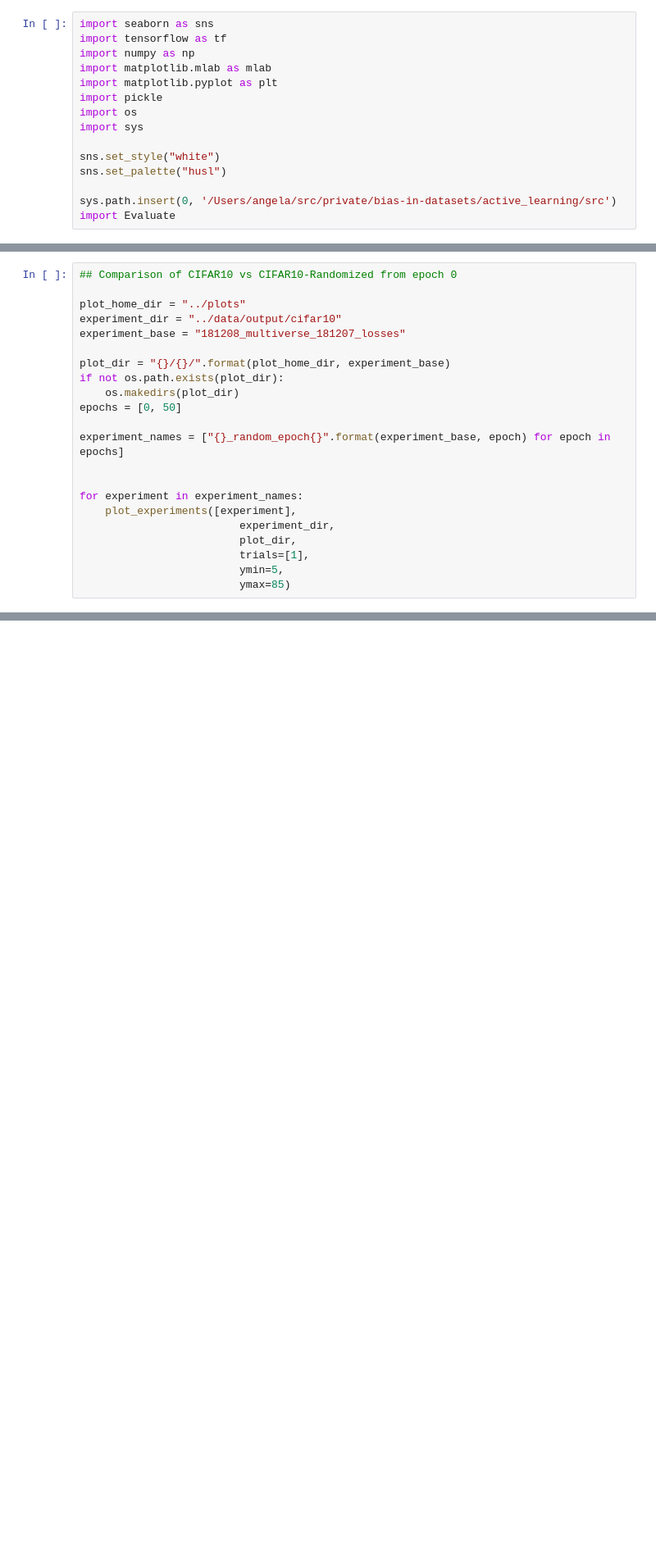
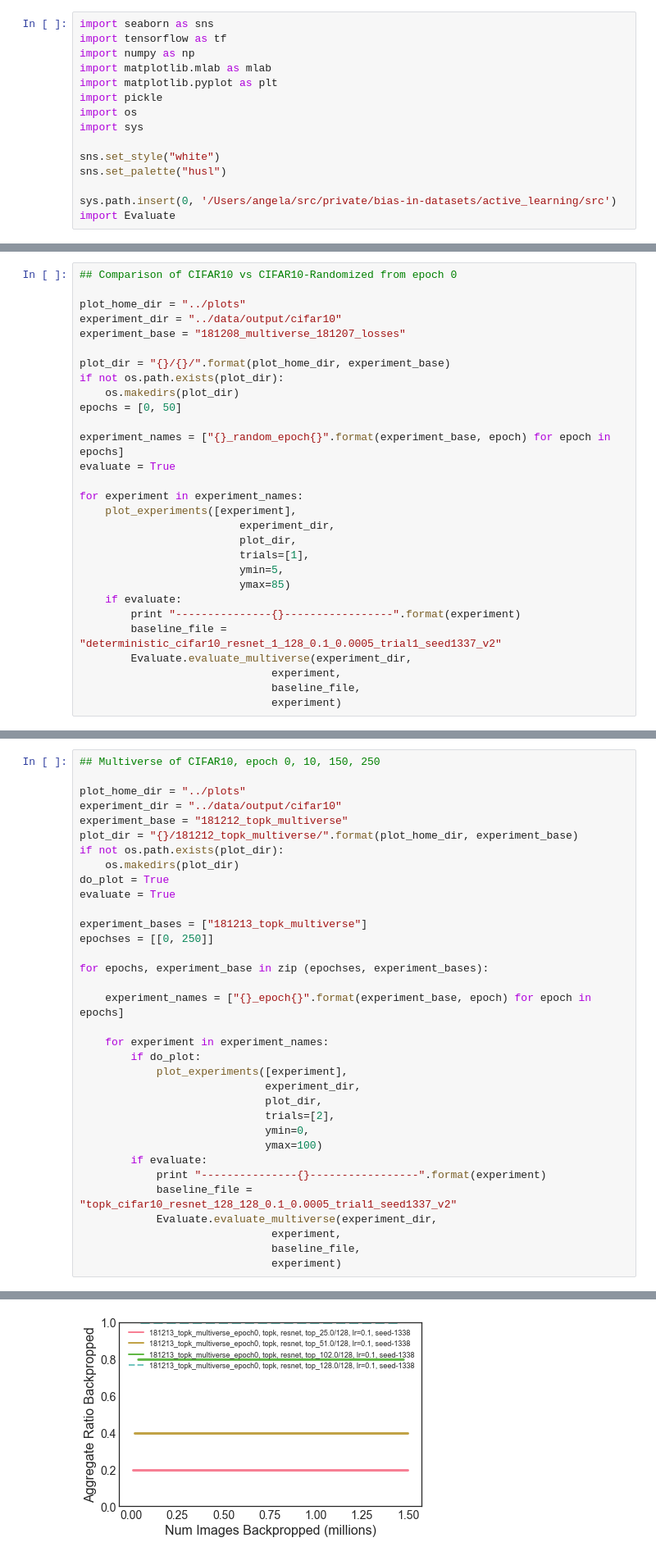
Before and after one commit to angelajiang/bias-in-datasets, a Jupyter notebook: active_learning/ipython/Multiverse Experiments.ipynb, the cells around one changed output, grey strips where cells are left out. Shown: that part at 82% size. Drawn from its saved outputs; the diff is of its cells as text; blank space fills up the shorter version.

```diff
--- a/active_learning/ipython/Multiverse Experiments.ipynb
+++ b/active_learning/ipython/Multiverse Experiments.ipynb
@@ -379,7 +385,7 @@ if not os.path.exists(plot_dir):
 epochs = [0, 50]
 
 experiment_names = ["{}_random_epoch{}".format(experiment_base, epoch) for epoch in epochs]
-
+evaluate = True
 
 for experiment in experiment_names:
     plot_experiments([experiment],
@@ -388,3 +394,10 @@ for experiment in experiment_names:
                          trials=[1],
                          ymin=5,
                          ymax=85)
+    if evaluate:
+        print "---------------{}-----------------".format(experiment)
+        baseline_file = "deterministic_cifar10_resnet_1_128_0.1_0.0005_trial1_seed1337_v2"
+        Evaluate.evaluate_multiverse(experiment_dir,
+                              experiment,
+                              baseline_file,
+                              experiment)
@@ -444,0 +544,35 @@ ValueError: max() arg is an empty sequence
+# %%
+## Multiverse of CIFAR10, epoch 0, 10, 150, 250
+
+plot_home_dir = "../plots"
+experiment_dir = "../data/output/cifar10"
+experiment_base = "181212_topk_multiverse"
+plot_dir = "{}/181212_topk_multiverse/".format(plot_home_dir, experiment_base)
+if not os.path.exists(plot_dir):
+    os.makedirs(plot_dir)
+do_plot = True
+evaluate = True
+
+experiment_bases = ["181213_topk_multiverse"]
+epochses = [[0, 250]]
+
+for epochs, experiment_base in zip (epochses, experiment_bases):
+
+    experiment_names = ["{}_epoch{}".format(experiment_base, epoch) for epoch in epochs]
+
+    for experiment in experiment_names:
+        if do_plot:
+            plot_experiments([experiment],
+                             experiment_dir,
+                             plot_dir,
+                             trials=[2],
+                             ymin=0,
+                             ymax=100)
+        if evaluate:
+            print "---------------{}-----------------".format(experiment)
+            baseline_file = "topk_cifar10_resnet_128_128_0.1_0.0005_trial1_seed1337_v2"
+            Evaluate.evaluate_multiverse(experiment_dir,
+                              experiment,
+                              baseline_file,
+                              experiment)
+# %% [output]
@@ -444,0 +596 @@ ValueError: max() arg is an empty sequence
+[figure, added]
```
Also changed, not shown: parts of 5 cells of this notebook, 5 other files.
